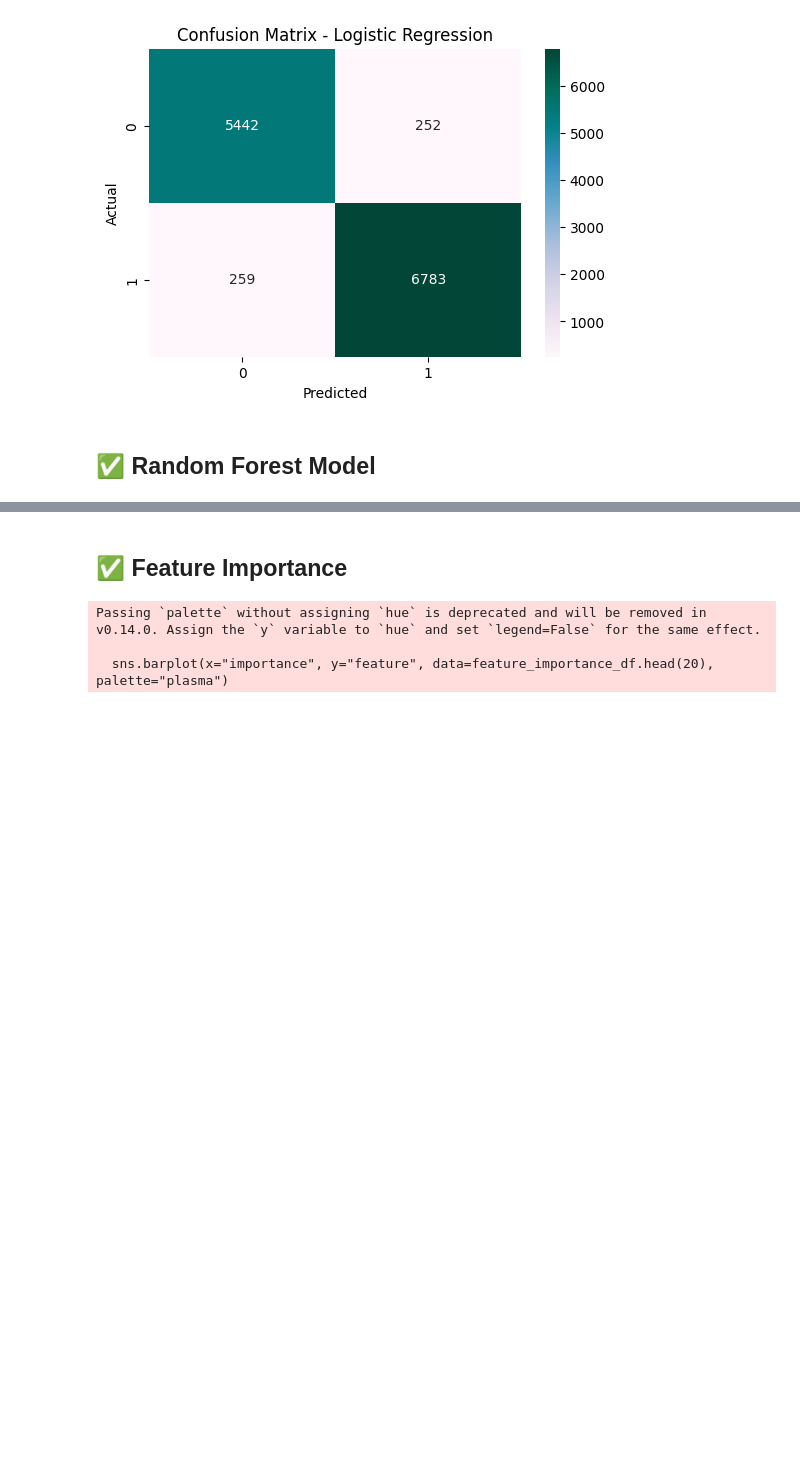
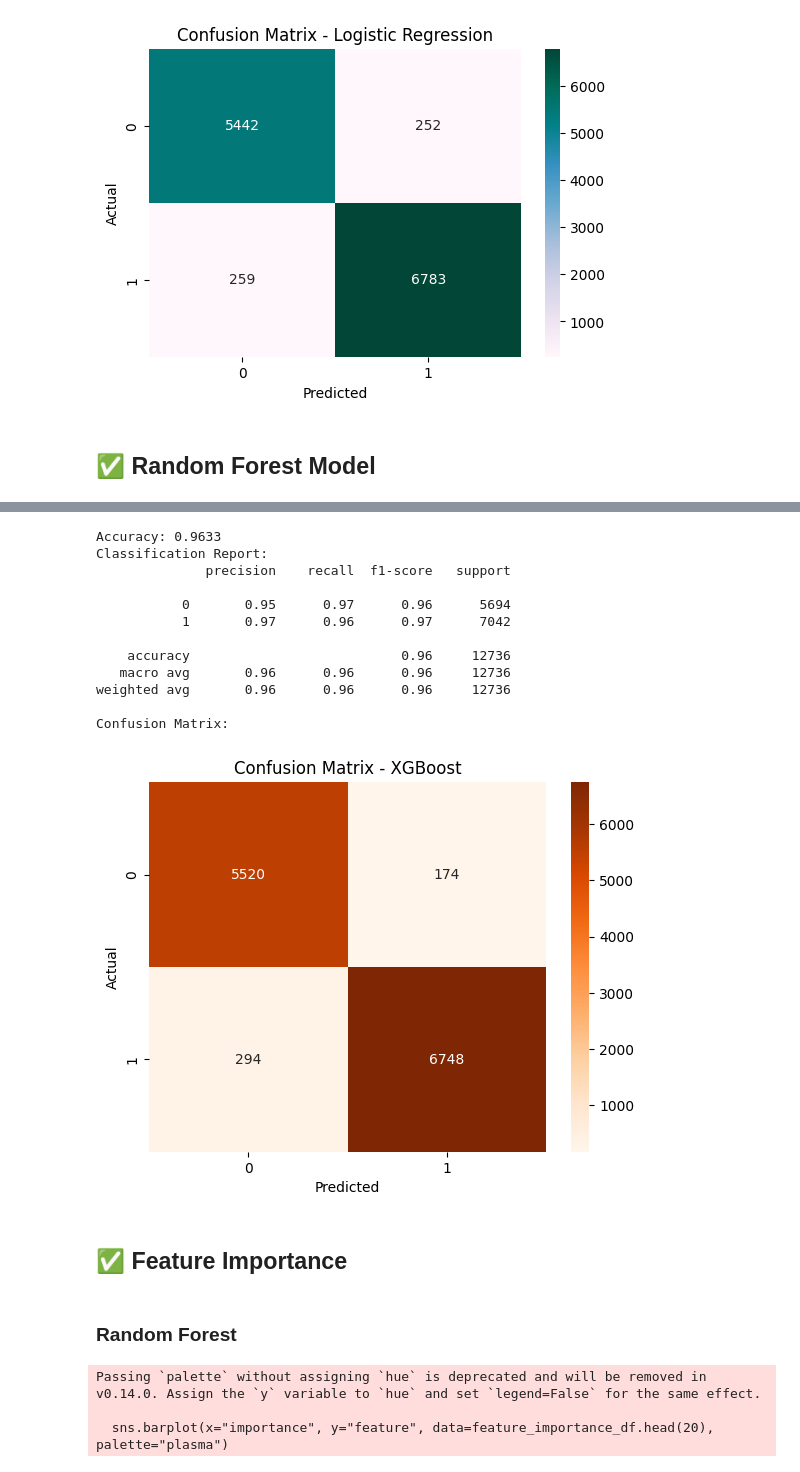
Before and after one commit to Susanta2025-lab/Fatocheck, a Jupyter notebook: notebooks/training_baseline.ipynb, the cells around one changed output, grey strips where cells are left out. Saved outputs shown, nothing was run; the diff lists cells and outputs as text; code cells hidden in the pictures; blank space fills up the shorter version.

```diff
--- a/notebooks/training_baseline.ipynb
+++ b/notebooks/training_baseline.ipynb
@@ -128,5 +154,35 @@ Confusion Matrix:
+# %%
+# evaluating the XGBoost model
+accuracy = accuracy_score(y_test, y_pred_xgb)
+print(f"Accuracy: {accuracy:.4f}")
+
+print("Classification Report:")
+print(classification_report(y_test, y_pred_xgb))
+
+print("Confusion Matrix:")
+sns.heatmap(confusion_matrix(y_test, y_pred_xgb), annot=True, fmt="d", cmap="Oranges")
+plt.xlabel("Predicted")
+plt.ylabel("Actual")
+plt.title("Confusion Matrix - XGBoost")
+plt.show()
+# %% [output]
+Accuracy: 0.9633
+Classification Report:
+              precision    recall  f1-score   support
+
+           0       0.95      0.97      0.96      5694
+           1       0.97      0.96      0.97      7042
+
+    accuracy                           0.96     12736
+   macro avg       0.96      0.96      0.96     12736
+weighted avg       0.96      0.96      0.96     12736
+
+Confusion Matrix:
+[figure, added]
 # %% [markdown]
 ## ✅ Feature Importance
+# %% [markdown]
+### Random Forest
 # %%
 # feature importance from random forest
 feature_importances = rf_model.feature_importances_
```
Also changed, not shown: parts of 9 cells of this notebook.
